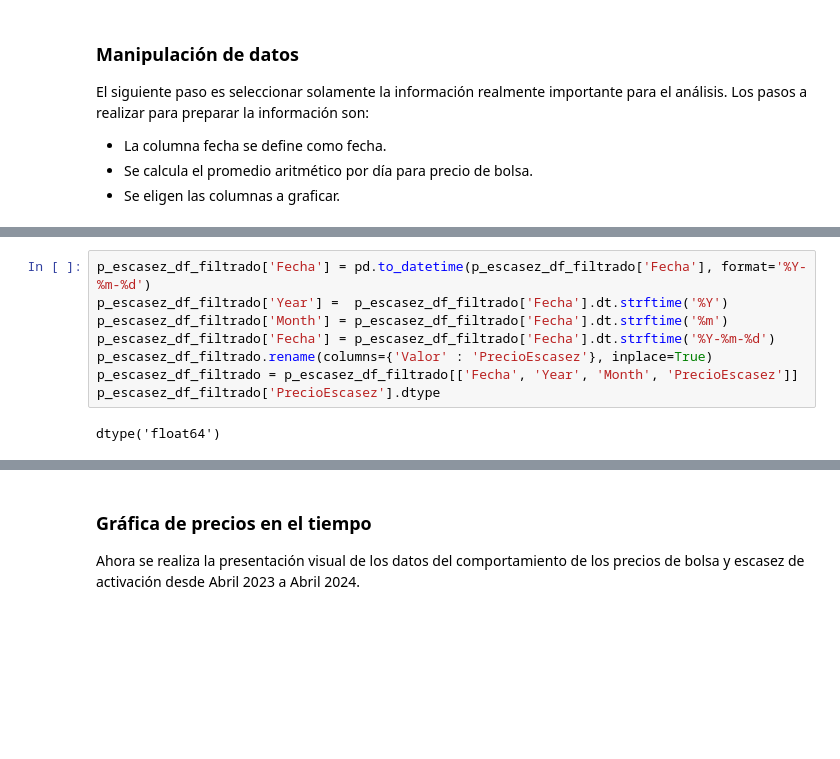
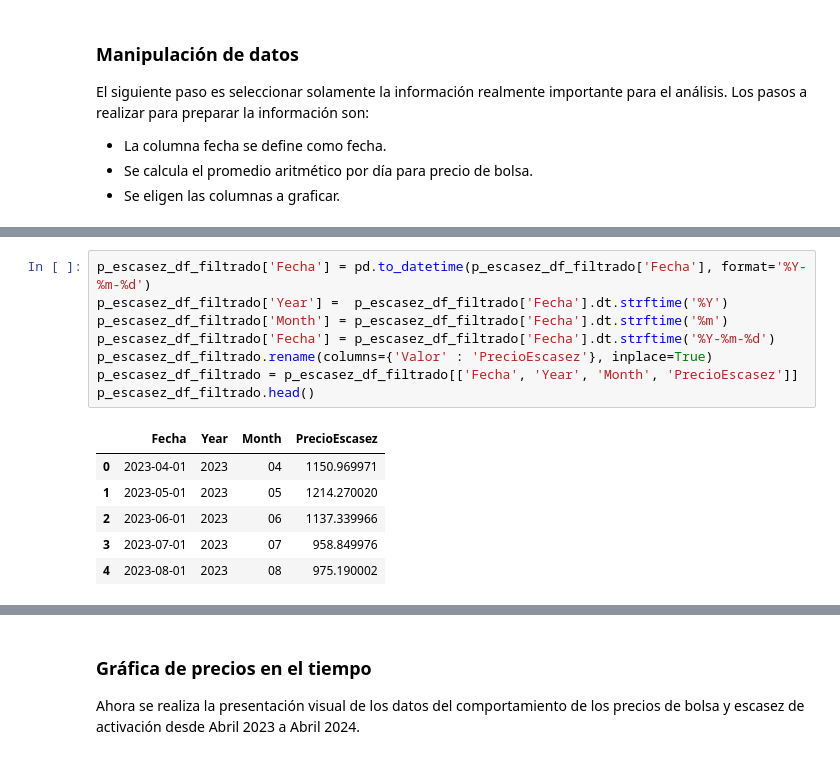
Before and after one commit to XM-SA-ESP/GEDeN-SIMEM-Tools, a Jupyter notebook: examples/data_visualization_using_pydatasimem.ipynb, the cells around one changed output, grey strips where cells are left out. Saved outputs shown, nothing was run; the diff lists cells and outputs as text; blank space fills up the shorter version.

```diff
--- a/examples/data_visualization_using_pydatasimem.ipynb
+++ b/examples/data_visualization_using_pydatasimem.ipynb
@@ -92,13 +97,18 @@ dtype('float64')
 # %%
 p_escasez_df_filtrado['Fecha'] = pd.to_datetime(p_escasez_df_filtrado['Fecha'], format='%Y-%m-%d')
 p_escasez_df_filtrado['Year'] =  p_escasez_df_filtrado['Fecha'].dt.strftime('%Y')
 p_escasez_df_filtrado['Month'] = p_escasez_df_filtrado['Fecha'].dt.strftime('%m')
 p_escasez_df_filtrado['Fecha'] = p_escasez_df_filtrado['Fecha'].dt.strftime('%Y-%m-%d')
 p_escasez_df_filtrado.rename(columns={'Valor' : 'PrecioEscasez'}, inplace=True)
 p_escasez_df_filtrado = p_escasez_df_filtrado[['Fecha', 'Year', 'Month', 'PrecioEscasez']]
-p_escasez_df_filtrado['PrecioEscasez'].dtype
+p_escasez_df_filtrado.head()
 # %% [output]
-dtype('float64')
+|  | Fecha | Year | Month | PrecioEscasez |
+| 0 | 2023-04-01 | 2023 | 04 | 1150.969971 |
+| 1 | 2023-05-01 | 2023 | 05 | 1214.270020 |
+| 2 | 2023-06-01 | 2023 | 06 | 1137.339966 |
+| 3 | 2023-07-01 | 2023 | 07 | 958.849976 |
+| 4 | 2023-08-01 | 2023 | 08 | 975.190002 |
 # %%
 precios = pd.merge(p_bolsa_df_filtrado, p_escasez_df_filtrado, on=['Year','Month'])
 precios.rename(columns={'Fecha_x' : 'Fecha'}, inplace=True)
```
Also changed, not shown: parts of 3 cells of this notebook, 1 other file.
